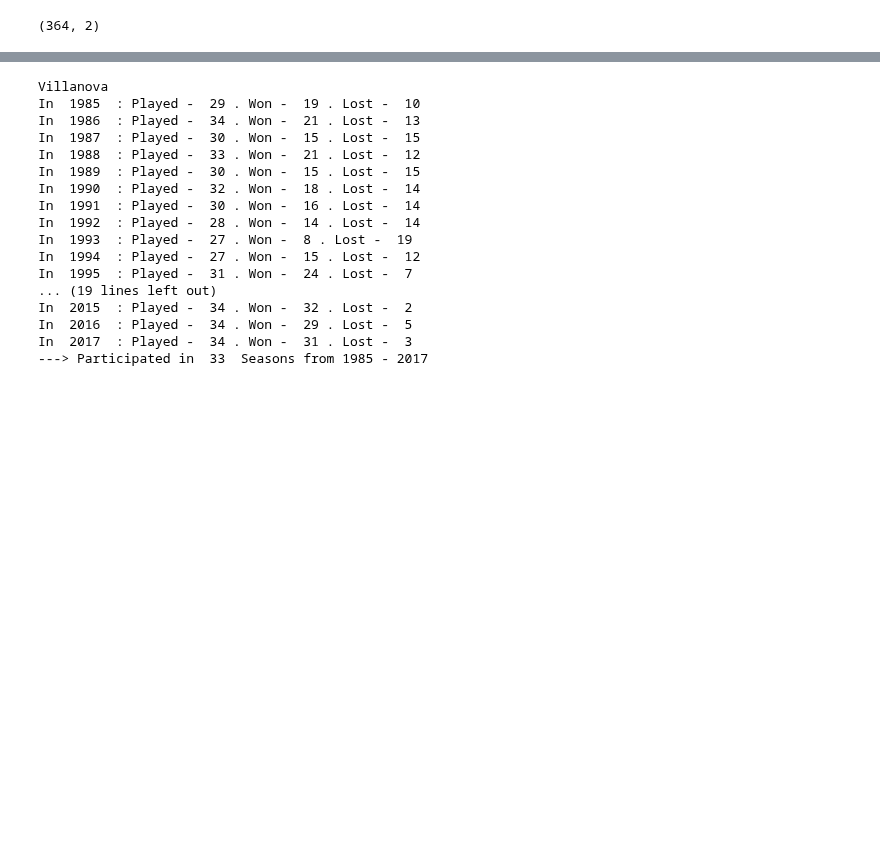
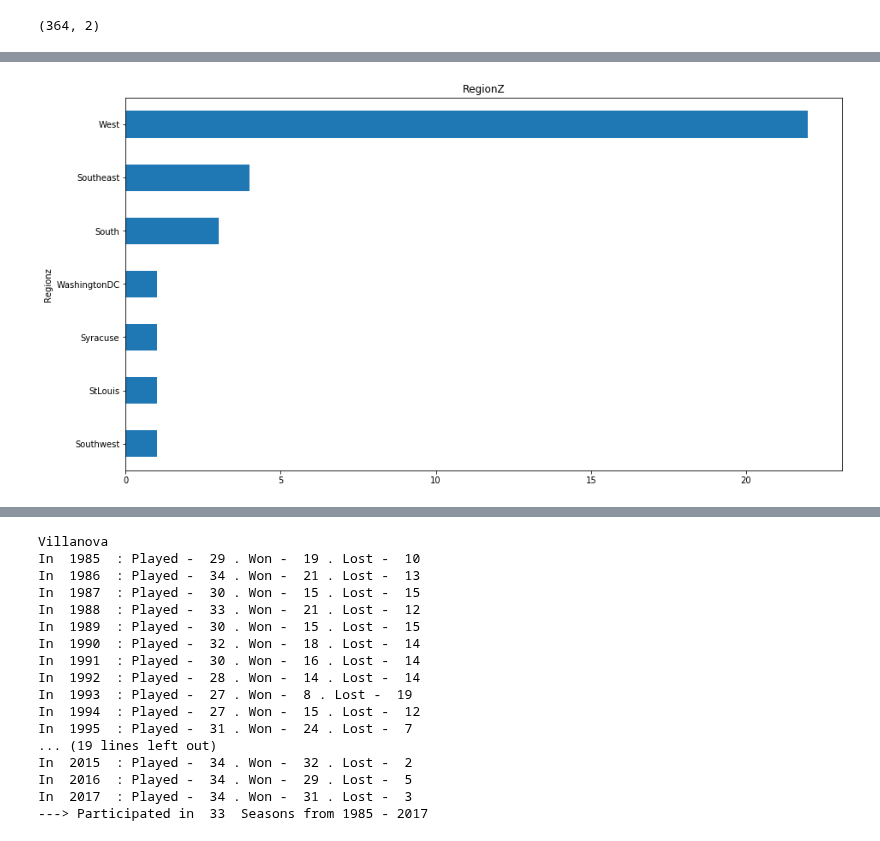
Before and after one commit to Heramb001/cs795_practical_machine_learning, a Jupyter notebook: project-1/Data Wrangling.ipynb, the cells around one changed output, grey strips where cells are left out. Cells and saved outputs as stored; diff of their text form; code cells hidden in the pictures; blank space fills up the shorter version.

```diff
--- a/project-1/Data Wrangling.ipynb
+++ b/project-1/Data Wrangling.ipynb
@@ -206,0 +227,6 @@ seasons_df.shape
+# %%
+seasons_df['counterz'] = 1
+seasons_df.groupby('Regionz')['counterz'].count().sort_values().plot(kind='barh',title='RegionZ',figsize=(15, 8))
+plt.show()
+# %% [output]
+[figure, added]
```
Also changed, not shown: parts of 31 cells of this notebook, 2 other files.
